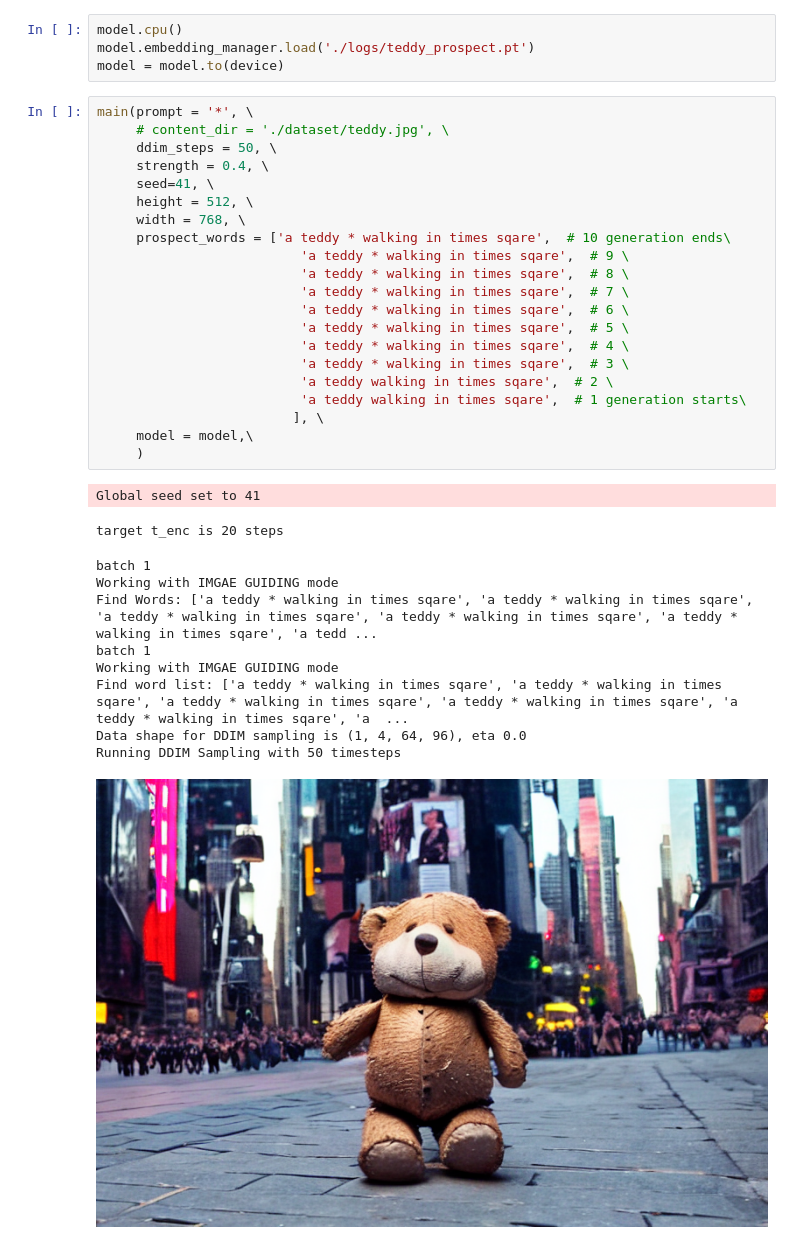
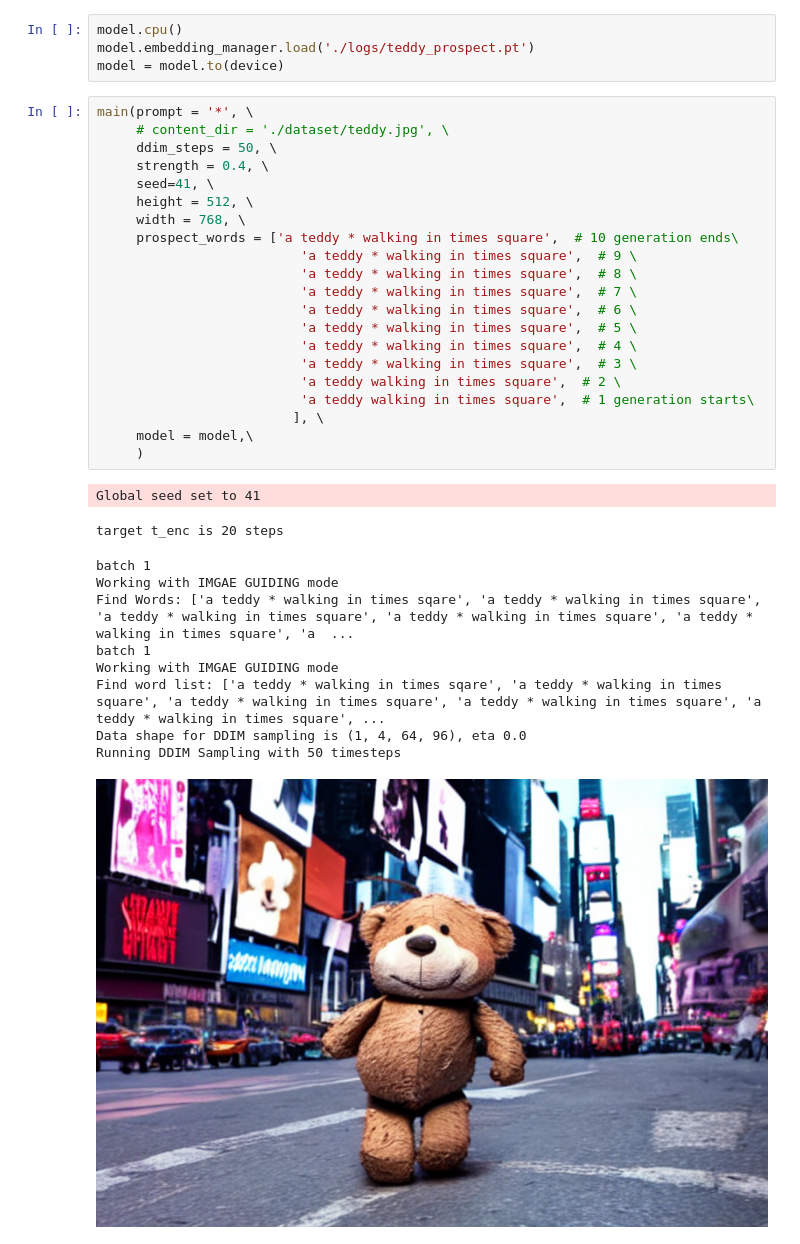
Before and after one commit to zyxElsa/ProSpect, a Jupyter notebook: ProSpect.ipynb, the cells around one changed output. Drawn from its saved outputs; the diff is of its cells as text.

```diff
--- a/ProSpect.ipynb
+++ b/ProSpect.ipynb
@@ -185,33 +185,33 @@ model = model.to(device)
 # %%
 main(prompt = '*', \
      # content_dir = './dataset/teddy.jpg', \
      ddim_steps = 50, \
      strength = 0.4, \
      seed=41, \
      height = 512, \
      width = 768, \
-     prospect_words = ['a teddy * walking in times sqare',  # 10 generation ends\
-                          'a teddy * walking in times sqare',  # 9 \
-                          'a teddy * walking in times sqare',  # 8 \
-                          'a teddy * walking in times sqare',  # 7 \
-                          'a teddy * walking in times sqare',  # 6 \
-                          'a teddy * walking in times sqare',  # 5 \
-                          'a teddy * walking in times sqare',  # 4 \
-                          'a teddy * walking in times sqare',  # 3 \
-                          'a teddy walking in times sqare',  # 2 \
-                          'a teddy walking in times sqare',  # 1 generation starts\
+     prospect_words = ['a teddy * walking in times square',  # 10 generation ends\
+                          'a teddy * walking in times square',  # 9 \
+                          'a teddy * walking in times square',  # 8 \
+                          'a teddy * walking in times square',  # 7 \
+                          'a teddy * walking in times square',  # 6 \
+                          'a teddy * walking in times square',  # 5 \
+                          'a teddy * walking in times square',  # 4 \
+                          'a teddy * walking in times square',  # 3 \
+                          'a teddy walking in times square',  # 2 \
+                          'a teddy walking in times square',  # 1 generation starts\
                          ], \
      model = model,\
      )
 # %% [output]
 Global seed set to 41
 target t_enc is 20 steps
 batch 1
 Working with IMGAE GUIDING mode
-Find Words: ['a teddy * walking in times sqare', 'a teddy * walking in times sqare', 'a teddy * walking in times sqare', 'a teddy * walking in times sqare', 'a teddy * walking in times sqare', 'a tedd ...
+Find Words: ['a teddy * walking in times sqare', 'a teddy * walking in times square', 'a teddy * walking in times square', 'a teddy * walking in times square', 'a teddy * walking in times square', 'a  ...
 batch 1
 Working with IMGAE GUIDING mode
-Find word list: ['a teddy * walking in times sqare', 'a teddy * walking in times sqare', 'a teddy * walking in times sqare', 'a teddy * walking in times sqare', 'a teddy * walking in times sqare', 'a  ...
+Find word list: ['a teddy * walking in times sqare', 'a teddy * walking in times square', 'a teddy * walking in times square', 'a teddy * walking in times square', 'a teddy * walking in times square', ...
 Data shape for DDIM sampling is (1, 4, 64, 96), eta 0.0
 Running DDIM Sampling with 50 timesteps
-[figure, old version]
+[figure, new version]
```
